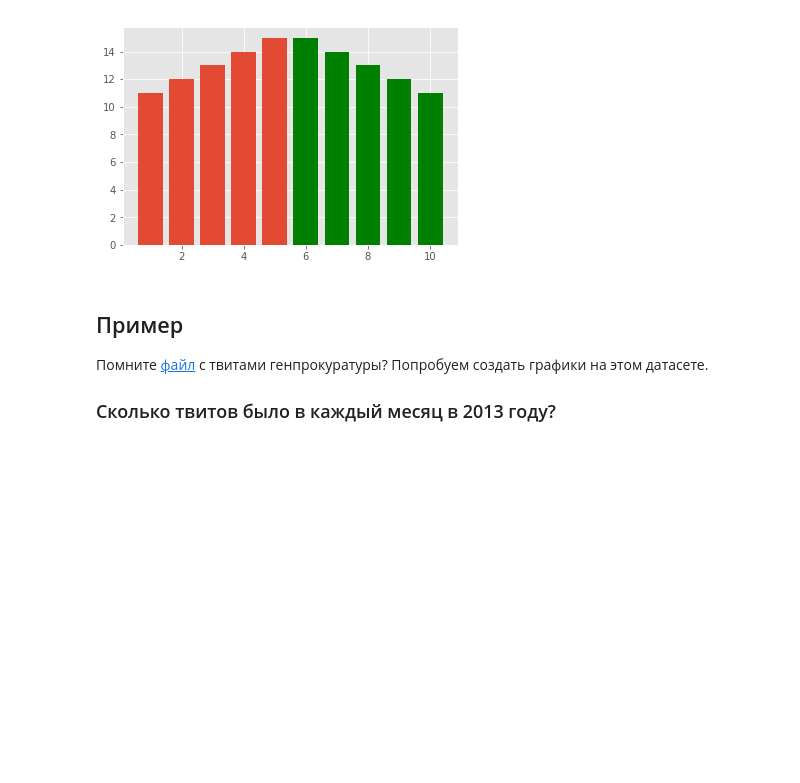
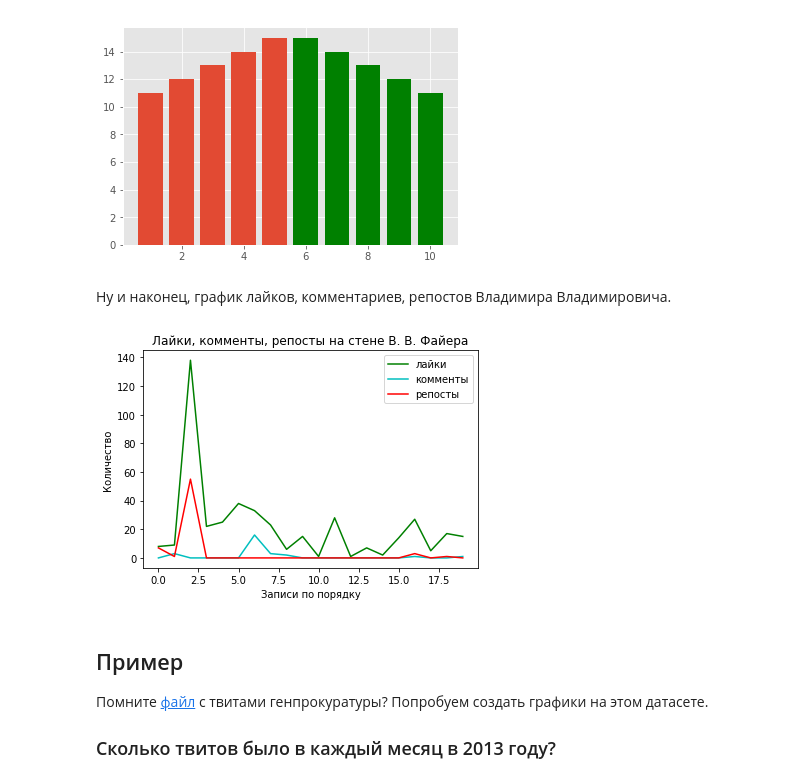
Before and after one commit to elmiram/2016learnpython, a Jupyter notebook: Matplotlib.ipynb, the cells around one changed output. Drawn from its saved outputs; the diff is of its cells as text; code cells hidden in the pictures; blank space fills up the shorter version.

```diff
--- a/Matplotlib.ipynb
+++ b/Matplotlib.ipynb
@@ -0,0 +8,4 @@
+# %%
+import json
+data = json.loads(result)
+data
@@ -0,0 +30,3 @@
+# %%
+likes = [text['likes']['count'] for text in data['response'][1:]]
+likes
@@ -0,0 +35,3 @@
+# %%
+comments = [text['comments']['count'] for text in data['response'][1:]]
+comments
@@ -0,0 +40,3 @@
+# %%
+reposts = [text['reposts']['count'] for text in data['response'][1:]]
+reposts
@@ -132,6 +176,22 @@ plt.bar(X2, Y2, color='g')
 plt.show()
 # %% [output]
 [figure]
+# %% [markdown]
+Ну и наконец, график лайков, комментариев, репостов Владимира Владимировича.
+# %%
+X = range(len(likes))
+
+plt.plot(X, likes, 'g', label='лайки')
+plt.plot(X, comments, 'c', label='комменты')
+plt.plot(X, reposts, 'r', label='репосты')
+
+plt.title('Лайки, комменты, репосты на стене В. В. Файера')
+plt.ylabel('Количество')
+plt.xlabel('Записи по порядку')
+plt.legend()
+plt.show()
+# %% [output]
+[figure, added]
 # %% [markdown]
 ## Пример
 
```
Also changed, not shown: parts of 8 cells of this notebook.
